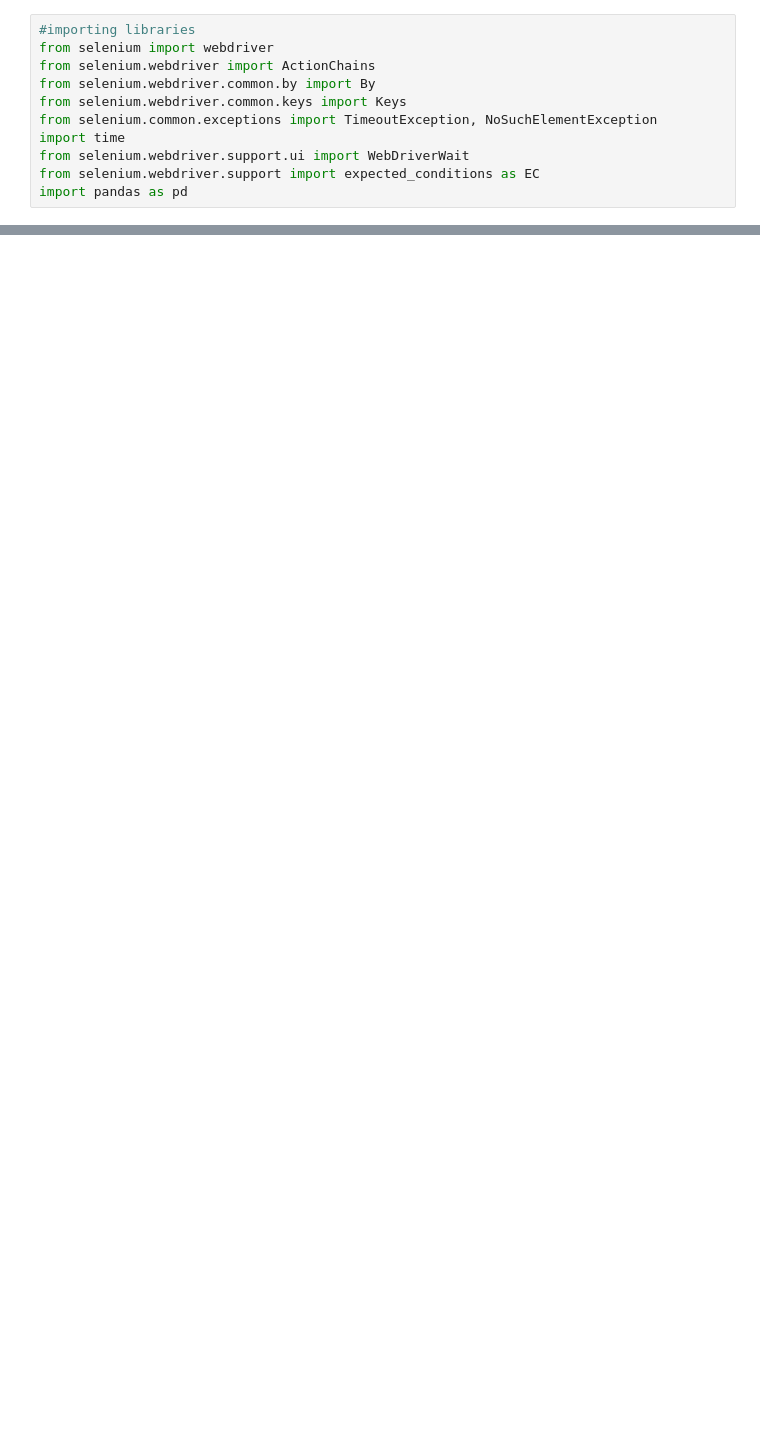
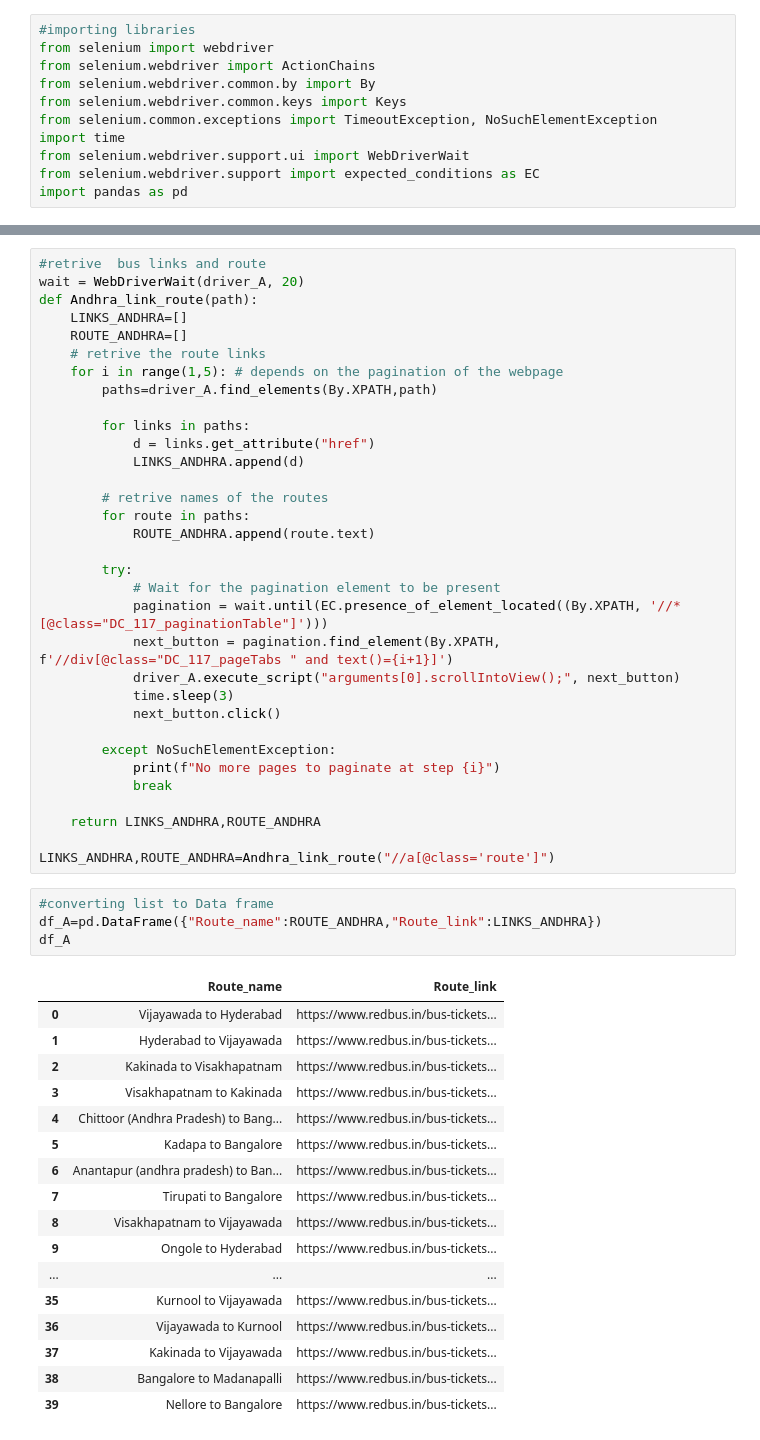
Before and after one commit to saromaddy/redbus_selenium, a Jupyter notebook: collect_srtc.ipynb, the cells around one changed output, grey strips where cells are left out. Drawn from its saved outputs; the diff is of its cells as text; blank space fills up the shorter version.

```diff
--- a/collect_srtc.ipynb
+++ b/collect_srtc.ipynb
@@ -143,0 +39,55 @@ df_WB.to_csv("/Users/saro/Desktop/redbus_selenium/csv_files/df_WB.csv",index=Fal
+# %%
+#retrive  bus links and route
+wait = WebDriverWait(driver_A, 20)
+def Andhra_link_route(path):
+    LINKS_ANDHRA=[]
+    ROUTE_ANDHRA=[]
+    # retrive the route links
+    for i in range(1,5): # depends on the pagination of the webpage
+        paths=driver_A.find_elements(By.XPATH,path)
+
+        for links in paths:
+            d = links.get_attribute("href")
+            LINKS_ANDHRA.append(d)
+
+        # retrive names of the routes
+        for route in paths:
+            ROUTE_ANDHRA.append(route.text)
+
+        try:
+            # Wait for the pagination element to be present
+            pagination = wait.until(EC.presence_of_element_located((By.XPATH, '//*[@class="DC_117_paginationTable"]')))
+            next_button = pagination.find_element(By.XPATH, f'//div[@class="DC_117_pageTabs " and text()={i+1}]')
+            driver_A.execute_script("arguments[0].scrollIntoView();", next_button)
+            time.sleep(3)
+            next_button.click()
+
+        except NoSuchElementException:
+            print(f"No more pages to paginate at step {i}")
+            break
+
+    return LINKS_ANDHRA,ROUTE_ANDHRA
+
+LINKS_ANDHRA,ROUTE_ANDHRA=Andhra_link_route("//a[@class='route']")
+# %%
+#converting list to Data frame
+df_A=pd.DataFrame({"Route_name":ROUTE_ANDHRA,"Route_link":LINKS_ANDHRA})
+df_A
+# %% [output]
+|  | Route_name | Route_link |
+| 0 | Vijayawada to Hyderabad | https://www.redbus.in/bus-tickets... |
+| 1 | Hyderabad to Vijayawada | https://www.redbus.in/bus-tickets... |
+| 2 | Kakinada to Visakhapatnam | https://www.redbus.in/bus-tickets... |
+| 3 | Visakhapatnam to Kakinada | https://www.redbus.in/bus-tickets... |
+| 4 | Chittoor (Andhra Pradesh) to Bang... | https://www.redbus.in/bus-tickets... |
+| 5 | Kadapa to Bangalore | https://www.redbus.in/bus-tickets... |
+| 6 | Anantapur (andhra pradesh) to Ban... | https://www.redbus.in/bus-tickets... |
+| 7 | Tirupati to Bangalore | https://www.redbus.in/bus-tickets... |
+| 8 | Visakhapatnam to Vijayawada | https://www.redbus.in/bus-tickets... |
+| 9 | Ongole to Hyderabad | https://www.redbus.in/bus-tickets... |
+| ... | ... | ... |
+| 35 | Kurnool to Vijayawada | https://www.redbus.in/bus-tickets... |
+| 36 | Vijayawada to Kurnool | https://www.redbus.in/bus-tickets... |
+| 37 | Kakinada to Vijayawada | https://www.redbus.in/bus-tickets... |
+| 38 | Bangalore to Madanapalli | https://www.redbus.in/bus-tickets... |
+| 39 | Nellore to Bangalore | https://www.redbus.in/bus-tickets... |
```
Also changed, not shown: parts of 54 cells of this notebook, 8 other files.
